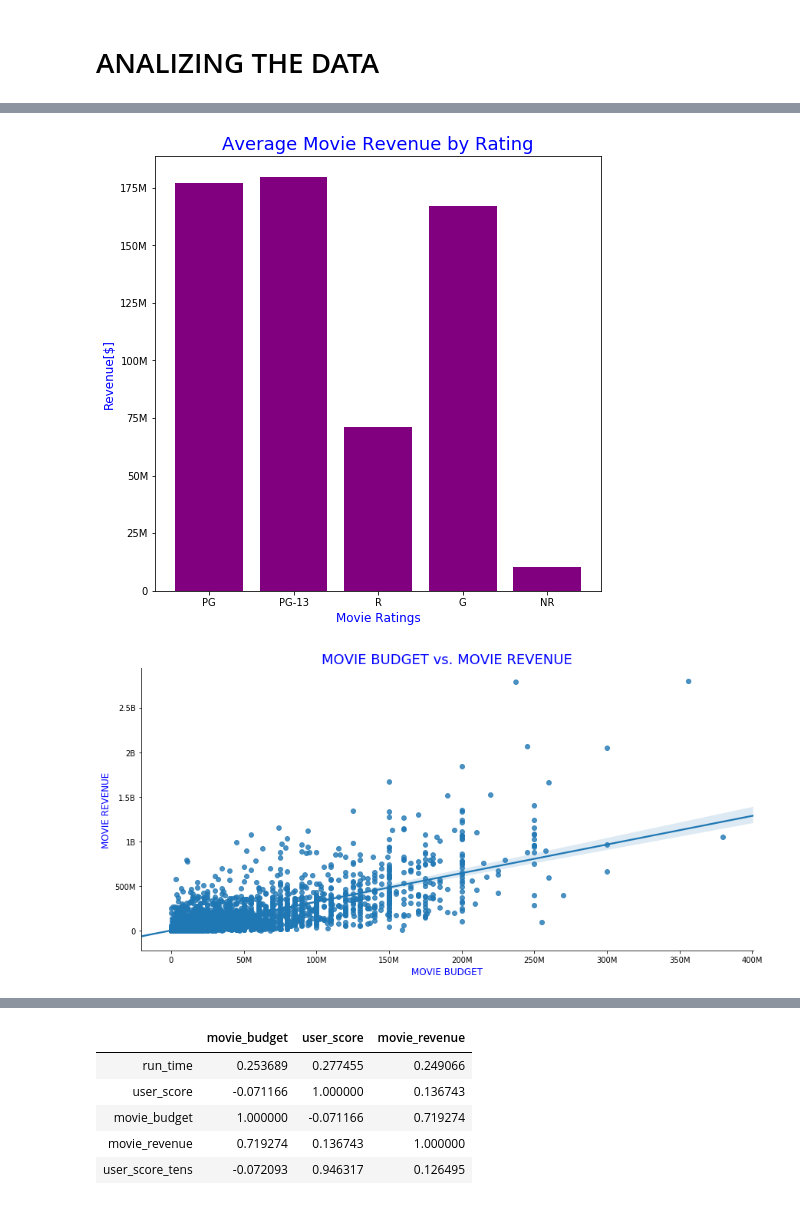
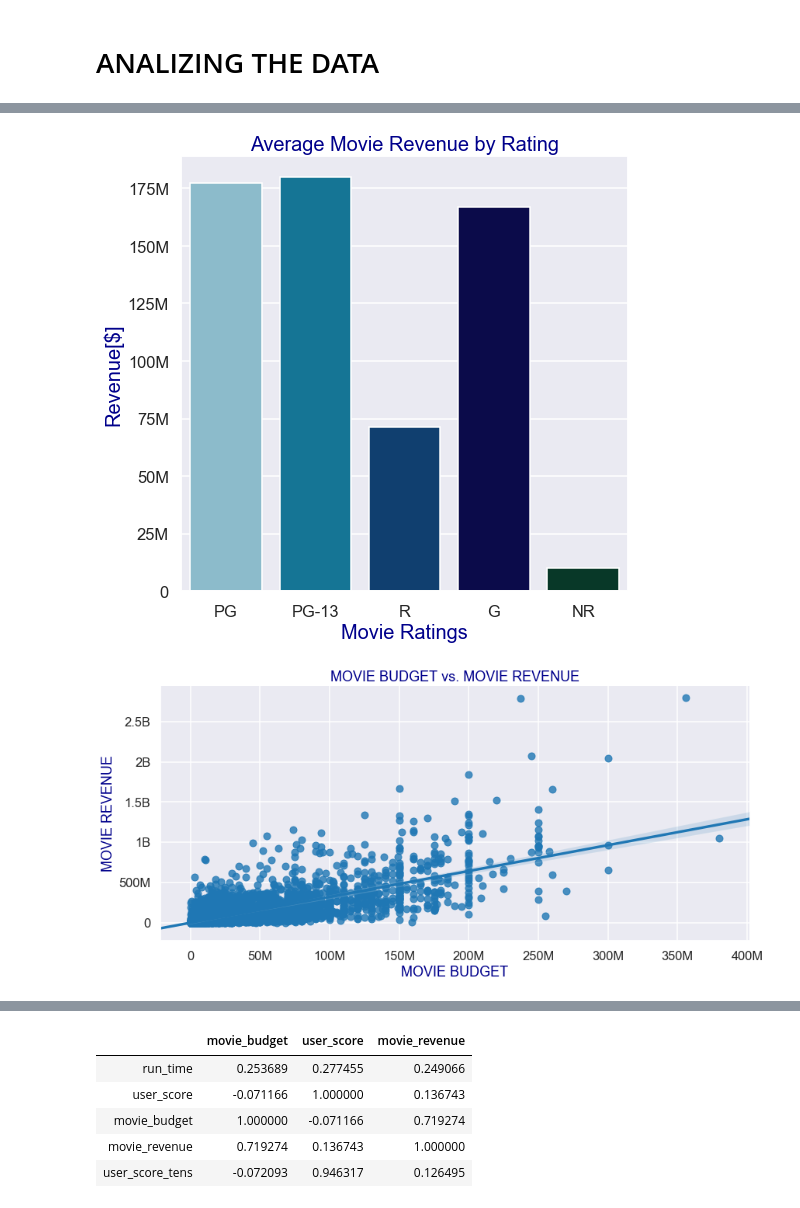
Before and after one commit to gabrieljarosi/dsc-mod-1-project-v2-1-onl01-dtsc-pt-041320, a Jupyter notebook: student.ipynb, the cells around one changed output, grey strips where cells are left out. Saved outputs shown, nothing was run; the diff lists cells and outputs as text; code cells hidden in the pictures.

Commit message:
SOME MORE CHARTS

```diff
--- a/student.ipynb
+++ b/student.ipynb
@@ -534,10 +519,11 @@ filtered_rating_df = df[(df['rating'] == 'R') | (df['rating'] == 'PG')|
    (df['rating'] == 'NR')]
 # %%
 #PLOTTING REVENUE BY MOVIE RATING
-sns.catplot(x="rating", y="movie_revenue", kind="swarm", data=filtered_rating_df,height=7, aspect=1.5)
-plt.title('Revenue by Movie Rating',fontsize=18, color = 'blue')
-plt.ylabel('Movie Revenue [$]',fontsize=12, color = 'blue')
-plt.xlabel('Movie Rating',fontsize=12, color = 'blue')
+sns.catplot(x="rating", y="movie_revenue", kind="swarm", data=filtered_rating_df,height=7, aspect=1.5,palette = ('ocean_r'))
+sns.set_context('talk')
+plt.title('Revenue by Movie Rating',fontsize=20, color = 'darkblue')
+plt.ylabel('Movie Revenue [$]',fontsize=20, color = 'darkblue')
+plt.xlabel('Movie Rating',fontsize=20, color = 'darkblue')
 ax = plt.gca()
 ax.yaxis.set_major_formatter(tick.FuncFormatter(reformat_large_tick_values))
 plt.show()
@@ -562,30 +548,32 @@ mean_rev_list = [PG_mean_rev,PG_13_mean_rev,R_mean_rev,G_mean_rev,NR_mean_rev]
 
 #GRAPHING AVERAGE MOVIE REVENUE BY RATING
 plt.figure(figsize = (8,8))
-plt.bar(rating_list,mean_rev_list,color = 'purple')
-plt.title('Average Movie Revenue by Rating',y=1, fontsize=18, color = 'blue')
-plt.ylabel('Revenue[$]',fontsize = 12,color = 'blue')
-plt.xlabel('Movie Ratings',fontsize = 12,color = 'blue')
+sns.set_context('talk')
+barplot = sns.barplot(x=rating_list,y=mean_rev_list,palette = ('ocean_r'))
+
+plt.title('Average Movie Revenue by Rating',y=1, fontsize=20, color = 'darkblue')
+plt.ylabel('Revenue[$]',fontsize = 20,color = 'darkblue')
+plt.xlabel('Movie Ratings',fontsize = 20,color = 'darkblue')
 
 ax = plt.gca()
 ax.yaxis.set_major_formatter(tick.FuncFormatter(reformat_large_tick_values))
 
 plt.show()
 # %% [output]
-[figure, old version]
+[figure, new version]
 # %%
 #GRAPHING MOVIE BUDGET VS MOVIE REVENUE
 fig_1 = sns.lmplot(x="movie_budget", y="movie_revenue",fit_reg = True, data=df, height=6, aspect=2)
-plt.title('MOVIE BUDGET vs. MOVIE REVENUE',fontsize=18, color = 'blue')
-plt.ylabel('MOVIE REVENUE',fontsize=12, color = 'blue')
-plt.xlabel('MOVIE BUDGET',fontsize=12, color = 'blue')
+plt.title('MOVIE BUDGET vs. MOVIE REVENUE',fontsize=18, color = 'darkblue')
+plt.ylabel('MOVIE REVENUE',fontsize=18, color = 'darkblue')
+plt.xlabel('MOVIE BUDGET',fontsize=18, color = 'darkblue')
 
 ax = plt.gca()
 ax.yaxis.set_major_formatter(tick.FuncFormatter(reformat_large_tick_values))
 ax.xaxis.set_major_formatter(tick.FuncFormatter(reformat_large_tick_values))
 plt.show()
 # %% [output]
-[figure, old version]
+[figure, new version]
 # %%
 #GROUPING MOVIE USER SCORES BY 10's
 df['user_score_tens'] = df.user_score // 10 * 10
```
Also changed, not shown: parts of 7 cells of this notebook.
